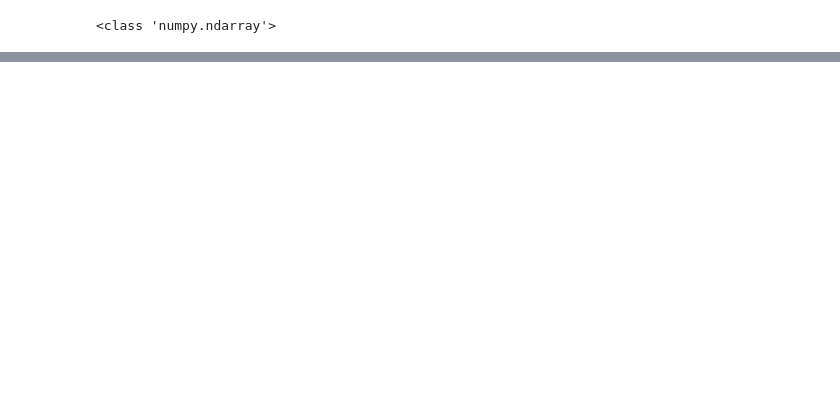
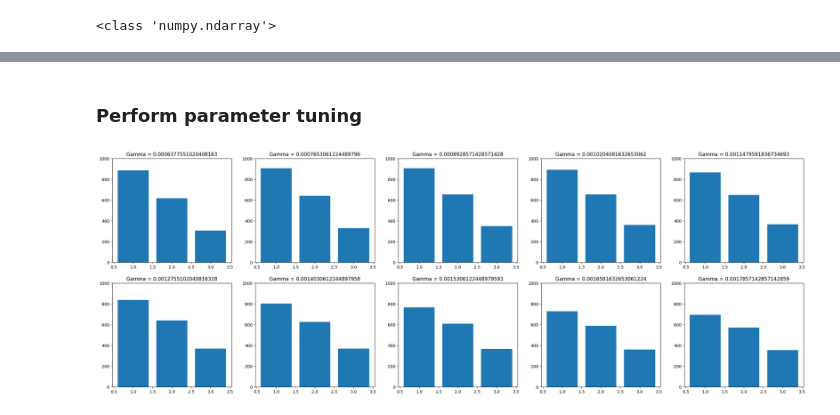
Before and after one commit to LisaDaVinchie/adv-ml_challenge1, a Jupyter notebook: AdvML_Challenge1_Lisa.ipynb, the cells around one changed output, grey strips where cells are left out. Cells and saved outputs as stored; diff of their text form; code cells hidden in the pictures; blank space fills up the shorter version.

Commit message:
"Added kernel pca with another kernel"

```diff
--- a/AdvML_Challenge1_Lisa.ipynb
+++ b/AdvML_Challenge1_Lisa.ipynb
@@ -140,0 +140,27 @@ ax.view_init(elev=30, azim=0)
+# %% [markdown]
+### Perform parameter tuning
+# %%
+gammas = np.arange(1/784 - 5 * (1/784) * (1/10), 1/784 + 5 * (1/784) * (1/10), (1/784) * (1/10))
+
+n_components = 3
+eigenvalues = np.empty((len(gammas), n_components))
+
+for i in range(len(gammas)):
+    kernel_pca = KernelPCA(kernel="rbf", n_components = n_components, gamma = gammas[i])
+    eigenvalues[i] = kernel_pca.fit(train_subset_scaled).eigenvalues_
+# %%
+# Create a figure and axis with 2 rows and 5 columns
+fig, axs = plt.subplots(2, 5, figsize=(30, 10))
+
+# Create 10 random plots
+for i, ax in enumerate(axs.flat):
+    # Generate random data
+    x = np.arange(1, len(eigenvalues[i, :]) + 1, 1)
+    # Plot the data on the corresponding axis
+    ax.bar(x, eigenvalues[i, :])
+    ax.set_ylim(0, 1000)
+    # ax.set_xlabel('Component')
+    # ax.set_ylabel('Eigenvalue')
+    ax.set_title('Gamma = ' + str(gammas[i]))
+# %% [output]
+[figure, added]
```
Also changed, not shown: parts of 12 cells of this notebook.
